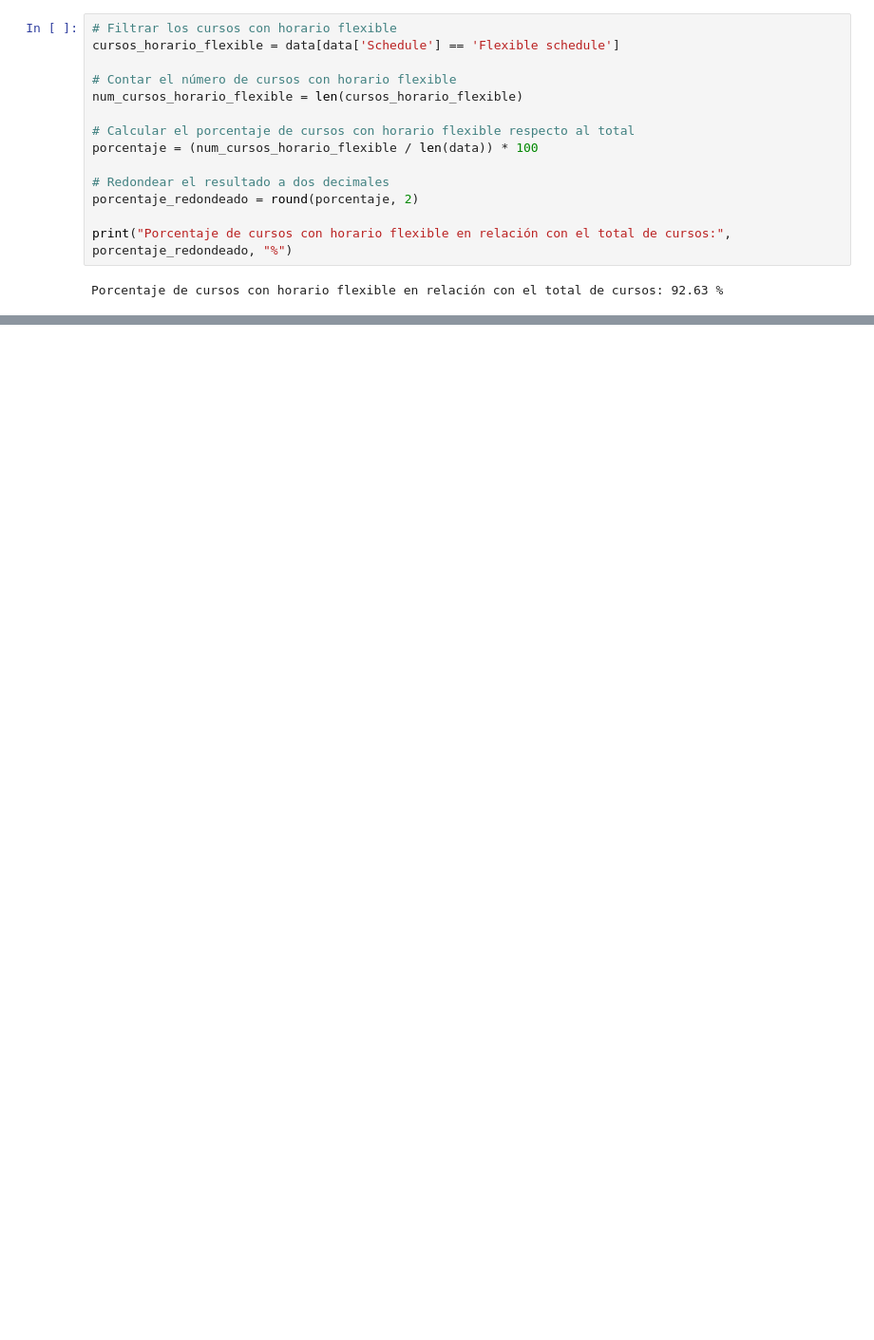
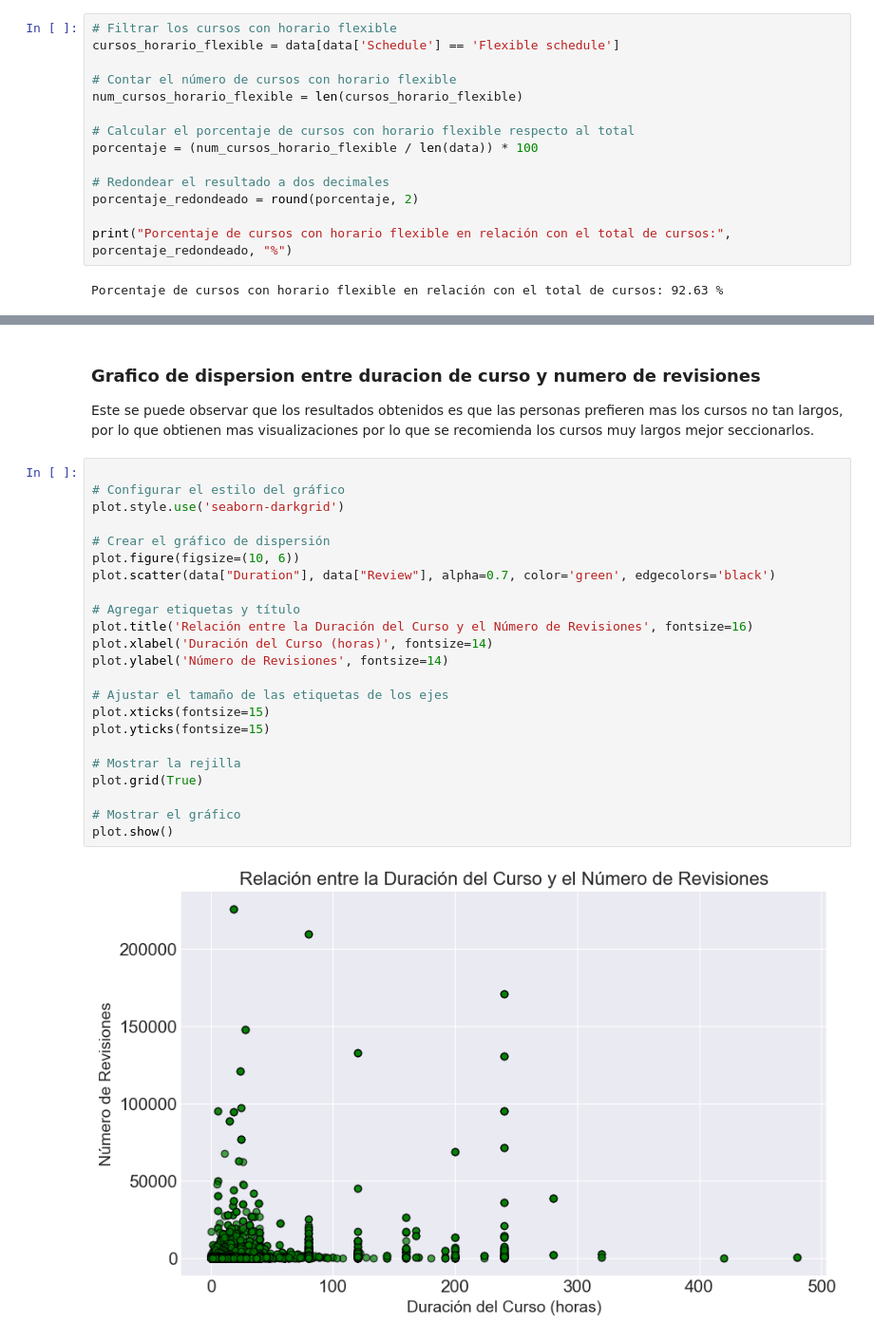
Before and after one commit to LuisBarrera23/SS2Practica2_202010223, a Jupyter notebook: main.ipynb, the cells around one changed output, grey strips where cells are left out. Shown at 95% size. Drawn from its saved outputs; the diff is of its cells as text; blank space fills up the shorter version.

```diff
--- a/main.ipynb
+++ b/main.ipynb
@@ -196,0 +270,28 @@ print(data[["Course Title", "Duration", "Duration_hours"]])
+# %% [markdown]
+### Grafico de dispersion entre duracion de curso y numero de revisiones
+Este se puede observar que los resultados obtenidos es que las personas prefieren mas los cursos no tan largos, por lo que obtienen mas visualizaciones por lo que se recomienda los cursos muy largos mejor seccionarlos.
+# %%
+
+# Configurar el estilo del gráfico
+plot.style.use('seaborn-darkgrid')
+
+# Crear el gráfico de dispersión
+plot.figure(figsize=(10, 6))
+plot.scatter(data["Duration"], data["Review"], alpha=0.7, color='green', edgecolors='black')
+
+# Agregar etiquetas y título
+plot.title('Relación entre la Duración del Curso y el Número de Revisiones', fontsize=16)
+plot.xlabel('Duración del Curso (horas)', fontsize=14)
+plot.ylabel('Número de Revisiones', fontsize=14)
+
+# Ajustar el tamaño de las etiquetas de los ejes
+plot.xticks(fontsize=15)
+plot.yticks(fontsize=15)
+
+# Mostrar la rejilla
+plot.grid(True)
+
+# Mostrar el gráfico
+plot.show()
+# %% [output]
+[figure, added]
```
Also changed, not shown: parts of 28 cells of this notebook.
